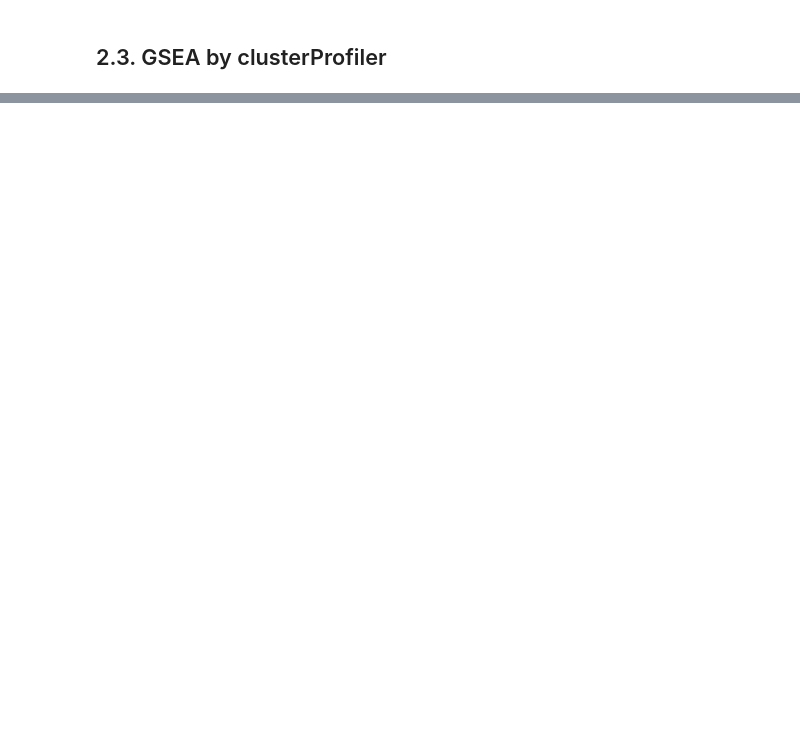
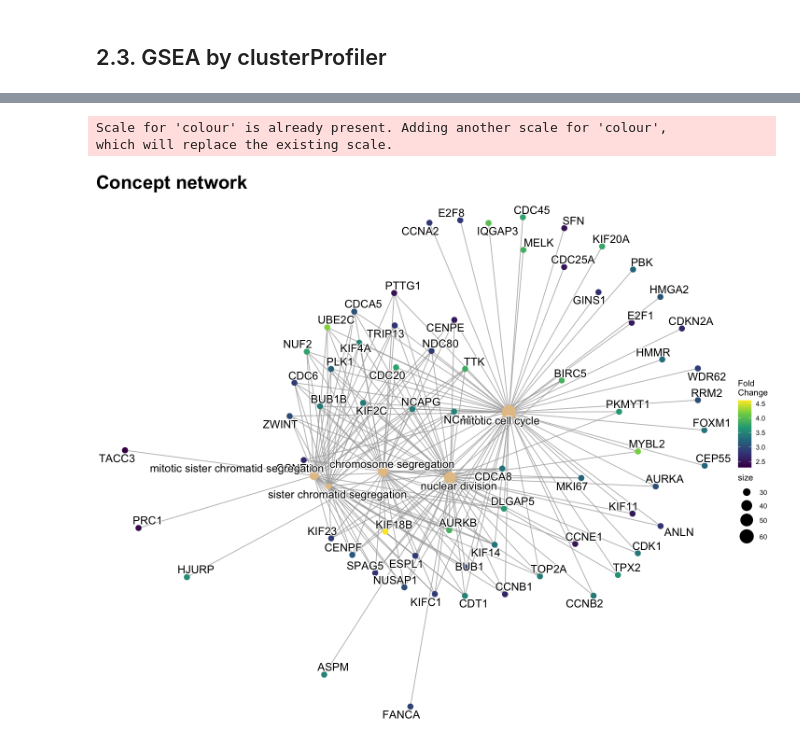
Before and after one commit to yenhsieh/LSL_2022, a Jupyter notebook: 02_from Xena to DEG.ipynb, the cells around one changed output, grey strips where cells are left out. Saved outputs shown, nothing was run; the diff lists cells and outputs as text; code cells hidden in the pictures; blank space fills up the shorter version.

```diff
--- a/02_from Xena to DEG.ipynb
+++ b/02_from Xena to DEG.ipynb
@@ -183,0 +497,10 @@ A tibble: 6 × 46
+# %%
+enrichplot::cnetplot(DEG_gsea_up, foldChange = geneList_up) +
+    scale_color_viridis_c() +
+    labs(color = 'Fold\nChange', title = 'Concept network') +
+    theme_void() +
+    theme(plot.title = element_text(face = 'bold', size = 24))
+# %% [output]
+Scale for 'colour' is already present. Adding another scale for 'colour',
+which will replace the existing scale.
+[figure, added]
```
Also changed, not shown: parts of 42 cells of this notebook.
